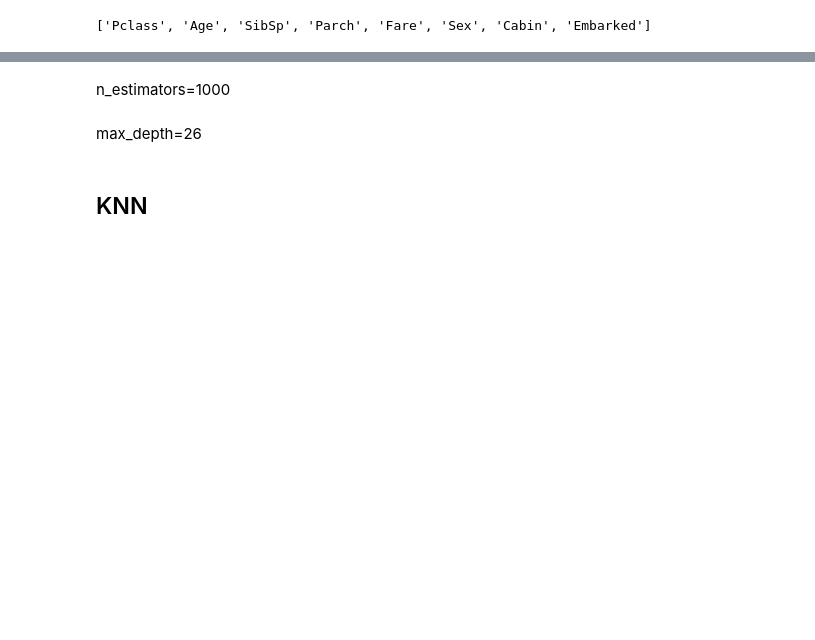
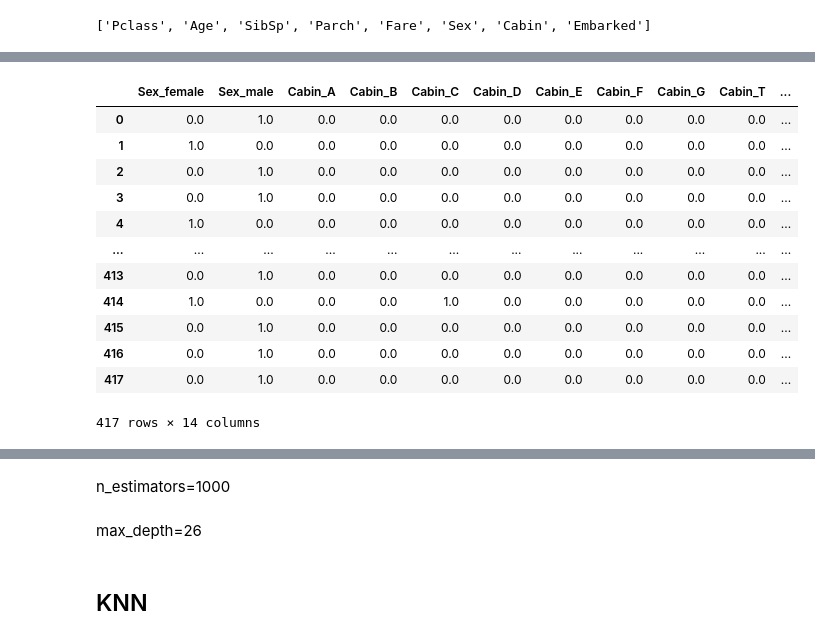
Before and after one commit to agomolka/KaggleTitanicCompetition, a Jupyter notebook: better_titanic.ipynb, the cells around one changed output, grey strips where cells are left out. Cells and saved outputs as stored; diff of their text form; code cells hidden in the pictures; blank space fills up the shorter version.

```diff
--- a/better_titanic.ipynb
+++ b/better_titanic.ipynb
@@ -464,0 +526,17 @@ df_ohe
+# %%
+encoder_cols_test = encoder.transform(df_test[catFeatures])
+encoder_cols_test
+# %% [output]
+|  | Sex_female | Sex_male | Cabin_A | Cabin_B | Cabin_C | Cabin_D | Cabin_E | Cabin_F | Cabin_G | Cabin_T | ... |
+| 0 | 0.0 | 1.0 | 0.0 | 0.0 | 0.0 | 0.0 | 0.0 | 0.0 | 0.0 | 0.0 | ... |
+| 1 | 1.0 | 0.0 | 0.0 | 0.0 | 0.0 | 0.0 | 0.0 | 0.0 | 0.0 | 0.0 | ... |
+| 2 | 0.0 | 1.0 | 0.0 | 0.0 | 0.0 | 0.0 | 0.0 | 0.0 | 0.0 | 0.0 | ... |
+| 3 | 0.0 | 1.0 | 0.0 | 0.0 | 0.0 | 0.0 | 0.0 | 0.0 | 0.0 | 0.0 | ... |
+| 4 | 1.0 | 0.0 | 0.0 | 0.0 | 0.0 | 0.0 | 0.0 | 0.0 | 0.0 | 0.0 | ... |
+| ... | ... | ... | ... | ... | ... | ... | ... | ... | ... | ... | ... |
+| 413 | 0.0 | 1.0 | 0.0 | 0.0 | 0.0 | 0.0 | 0.0 | 0.0 | 0.0 | 0.0 | ... |
+| 414 | 1.0 | 0.0 | 0.0 | 0.0 | 1.0 | 0.0 | 0.0 | 0.0 | 0.0 | 0.0 | ... |
+| 415 | 0.0 | 1.0 | 0.0 | 0.0 | 0.0 | 0.0 | 0.0 | 0.0 | 0.0 | 0.0 | ... |
+| 416 | 0.0 | 1.0 | 0.0 | 0.0 | 0.0 | 0.0 | 0.0 | 0.0 | 0.0 | 0.0 | ... |
+| 417 | 0.0 | 1.0 | 0.0 | 0.0 | 0.0 | 0.0 | 0.0 | 0.0 | 0.0 | 0.0 | ... |
+417 rows × 14 columns
```
Also changed, not shown: parts of 21 cells of this notebook.
